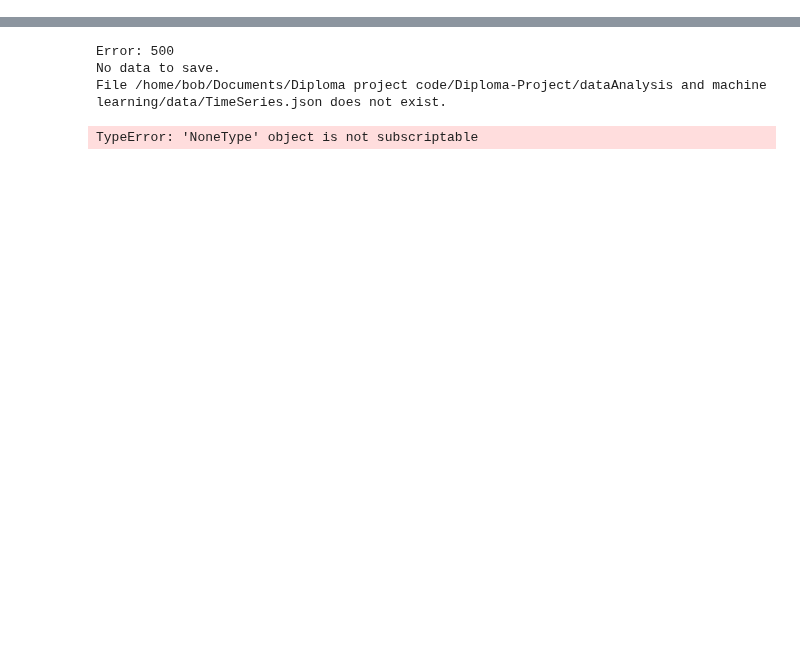
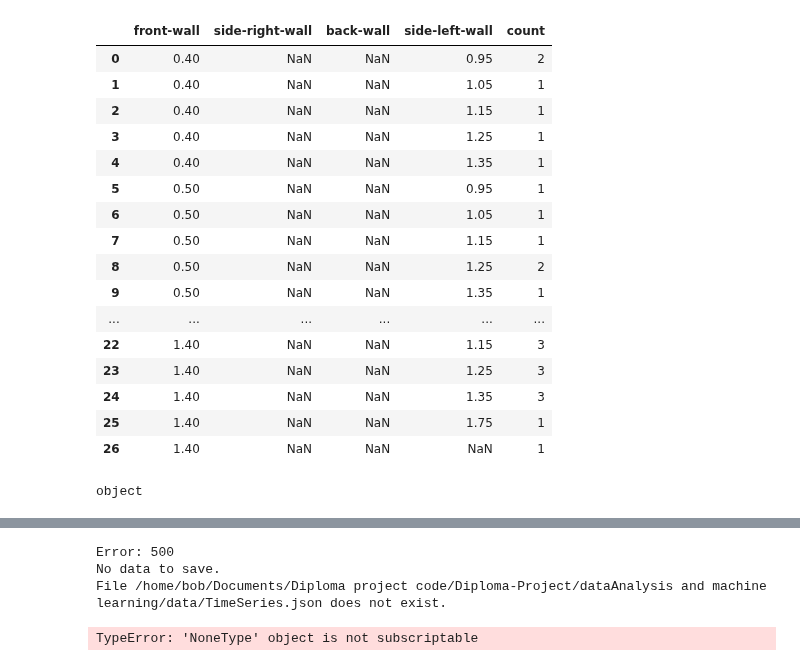
Before and after one commit to Andreas-Ts/Diploma-Project, a Jupyter notebook: dataAnalysis and machine learning/dataAnalysis.ipynb, the cells around one changed output, grey strips where cells are left out. Drawn from its saved outputs; the diff is of its cells as text; code cells hidden in the pictures; blank space fills up the shorter version.

```diff
--- a/dataAnalysis and machine learning/dataAnalysis.ipynb
+++ b/dataAnalysis and machine learning/dataAnalysis.ipynb
@@ -153,2 +141,6 @@ df_userInputData.drop(columns = ["timestamp"])
+# %%
+dimensions = ['front-wall','side-right-wall','back-wall','side-left-wall']
+for dimension in dimensions:
+    df_userInputData[dimension] = pd.to_numeric(df_userInputData[dimension], errors='coerce')
 # %%
-df_userInputData[df_userInputData["item-used"] == "Φαρμακευτικό αλκοόλ 95%"]
+df_userInputData_filtered = df_userInputData[df_userInputData["room"] == "Κρεβατοκάμαρα id:1 Μ0.95 Α0.85 id:2 Μ0.95 Α1.55"  ]
@@ -173,3 +178,29 @@ df_userInputData[df_userInputData["item-used"] == "Φαρμακευτικό αλ
+# %%
+df_unique_position_count = df_userInputData_filtered.groupby(['front-wall', 'side-right-wall','back-wall','side-left-wall'], dropna=False).size().reset_index(name='count')
+# %%
+df_unique_position_count
+# %% [output]
+|  | front-wall | side-right-wall | back-wall | side-left-wall | count |
+| 0 | 0.40 | NaN | NaN | 0.95 | 2 |
+| 1 | 0.40 | NaN | NaN | 1.05 | 1 |
+| 2 | 0.40 | NaN | NaN | 1.15 | 1 |
+| 3 | 0.40 | NaN | NaN | 1.25 | 1 |
+| 4 | 0.40 | NaN | NaN | 1.35 | 1 |
+| 5 | 0.50 | NaN | NaN | 0.95 | 1 |
+| 6 | 0.50 | NaN | NaN | 1.05 | 1 |
+| 7 | 0.50 | NaN | NaN | 1.15 | 1 |
+| 8 | 0.50 | NaN | NaN | 1.25 | 2 |
+| 9 | 0.50 | NaN | NaN | 1.35 | 1 |
+| ... | ... | ... | ... | ... | ... |
+| 22 | 1.40 | NaN | NaN | 1.15 | 3 |
+| 23 | 1.40 | NaN | NaN | 1.25 | 3 |
+| 24 | 1.40 | NaN | NaN | 1.35 | 3 |
+| 25 | 1.40 | NaN | NaN | 1.75 | 1 |
+| 26 | 1.40 | NaN | NaN | NaN | 1 |
+# %%
+print(df_unique_position_count["front-wall"].dtype)
+# %% [output]
+object
 # %%
 # Define your filter condition
 condition = df_userInputData["item-used"] == 'Φαρμακευτικό αλκοόλ 95%'
```
Also changed, not shown: parts of 12 cells of this notebook, 1 other file.
